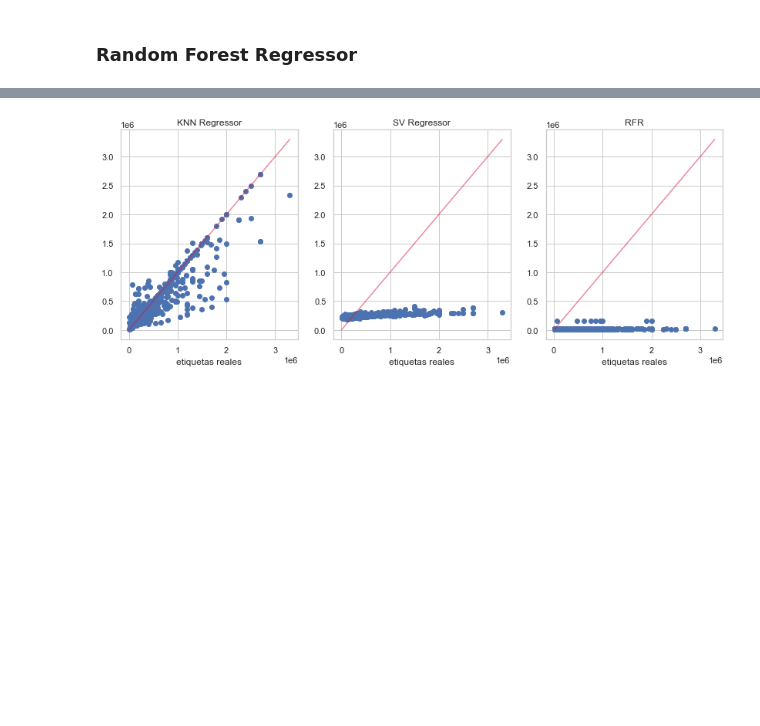
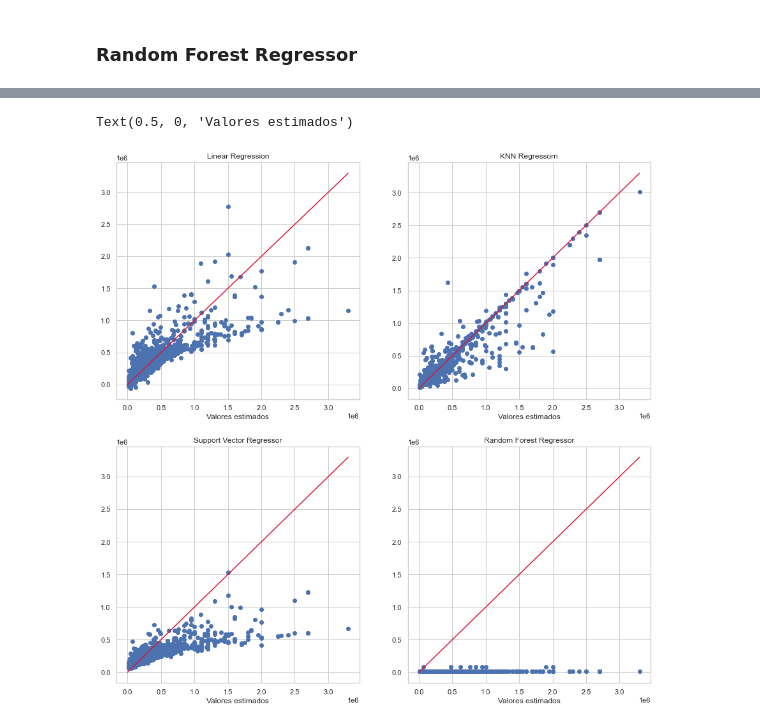
Before and after one commit to stevennm/data_science_utn_clusterai2021_Martins, a Jupyter notebook: clusterai_Steven_Martins_machine_learning.ipynb, the cells around one changed output, grey strips where cells are left out. Drawn from its saved outputs; the diff is of its cells as text; code cells hidden in the pictures; blank space fills up the shorter version.

```diff
--- a/clusterai_Steven_Martins_machine_learning.ipynb
+++ b/clusterai_Steven_Martins_machine_learning.ipynb
@@ -179,9 +169,14 @@ plt.show()
 # %%
 sv_reg = SVR()
 # %%
-param_svr = {'kernel':['linear', 'rbf', 'sigmoid'], 'C':[1, 10], 'gamma': [0.01, 1]}
+param_svr = {'kernel': ['poly'],
+             'C': np.arange(13, 17, 1),
+             'gamma': ['scale', 'auto'],
+             'coef0': np.arange(8, 12, 1),
+             'shrinking': (True, False)
+            }
 # %%
-regressor_svr = GridSearchCV(estimator=sv_reg, param_grid=param_svr, n_jobs=-1 ,refit = True, cv=5)
+regressor_svr = GridSearchCV(estimator=sv_reg, param_grid=param_svr, n_jobs=-1 ,refit = True, cv=5, verbose=True)
 # %%
 regressor_svr.fit(xtrain_sc, ytrain)
 # %% [output]
@@ -202,11 +204,11 @@ np.sqrt(mean_squared_error(ytest, ypred_svr))
 # %%
 rf_reg = RandomForestRegressor()
 # %%
-param_rfr = {'n_estimators': [10, 200],
-             'max_features': [0.5, 'sqrt','log2'],
-             'min_samples_leaf':[1, 5]}
+param_rfr = {'n_estimators': np.arange(190, 250, 10),
+             'max_features': [0.3, 0.5, 0.7],
+             'min_samples_leaf': [1]}
 # %%
-regressor_rf = GridSearchCV(estimator=rf_reg, param_grid=param_rfr, refit = True, cv = 5)
+regressor_rf = GridSearchCV(estimator=rf_reg, param_grid=param_rfr, refit = True, cv = 5, verbose=True)
 # %%
 regressor_rf.fit(xtrain, ytrain)
 # %% [output]
@@ -238,21 +261,33 @@ ax[2].plot(ytest - ypred_rfr ,marker='o',linestyle='')
 # %%
-fig, ax = plt.subplots(1,3, figsize = (14,5))
-ax[0].scatter(ytest, ypred_knnr)
-ax[0].plot(np.arange(np.max(ytest)),np.arange(np.max(ytest)), color = 'crimson', alpha = 0.5)
-ax[0].set_title('KNN Regressor')
-ax[0].set_xlabel('etiquetas reales')
+plt.subplots(figsize = (15,15))
 
-ax[1].set_xlabel('predicciones')
-ax[1].scatter(ytest, ypred_svr)
-ax[1].plot(np.arange(np.max(ytest)),np.arange(np.max(ytest)), color = 'crimson', alpha = 0.5)
-ax[1].set_title('SV Regressor')
-ax[1].set_xlabel('etiquetas reales')
+plt.subplot(2, 2, 1)
+plt.title('Linear Regression')
+plt.scatter(ytest, ypred_lr)
+plt.plot(np.arange(np.max(ytest)),np.arange(np.max(ytest)), color = 'crimson')
+plt.xlabel('Valores reales')
+plt.xlabel('Valores estimados')
 
-ax[2].scatter(ytest, ypred_rfr)
-ax[2].plot(np.arange(np.max(ytest)),np.arange(np.max(ytest)), color = 'crimson', alpha = 0.5)
-ax[2].set_title('RFR')
-ax[2].set_xlabel('etiquetas reales')
+plt.subplot(2, 2, 2)
+plt.title('KNN Regressorn')
+plt.scatter(ytest, ypred_knnr)
+plt.plot(np.arange(np.max(ytest)),np.arange(np.max(ytest)), color = 'crimson')
+plt.xlabel('Valores reales')
+plt.xlabel('Valores estimados')
 
-plt.show()
+plt.subplot(2, 2, 3)
+plt.title('Support Vector Regressor')
+plt.scatter(ytest, ypred_svr)
+plt.plot(np.arange(np.max(ytest)),np.arange(np.max(ytest)), color = 'crimson')
+plt.xlabel('Valores reales')
+plt.xlabel('Valores estimados')
+
+plt.subplot(2, 2, 4)
+plt.title('Random Forest Regressor')
+plt.scatter(ytest, ypred_rfr)
+plt.plot(np.arange(np.max(ytest)),np.arange(np.max(ytest)), color = 'crimson')
+plt.xlabel('Valores reales')
+plt.xlabel('Valores estimados')
 # %% [output]
+Text(0.5, 0, 'Valores estimados')
-[figure, old version]
+[figure, new version]
```
Also changed, not shown: parts of 27 cells of this notebook.
